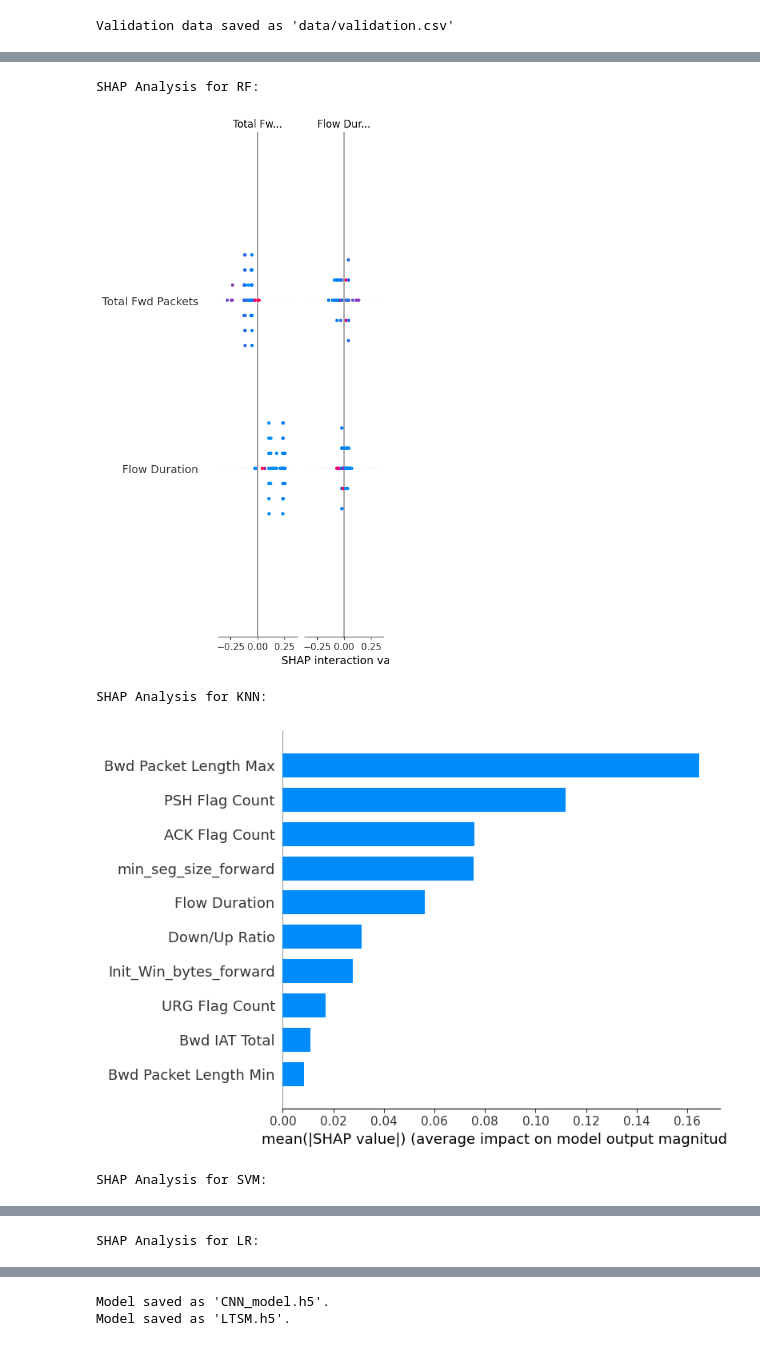
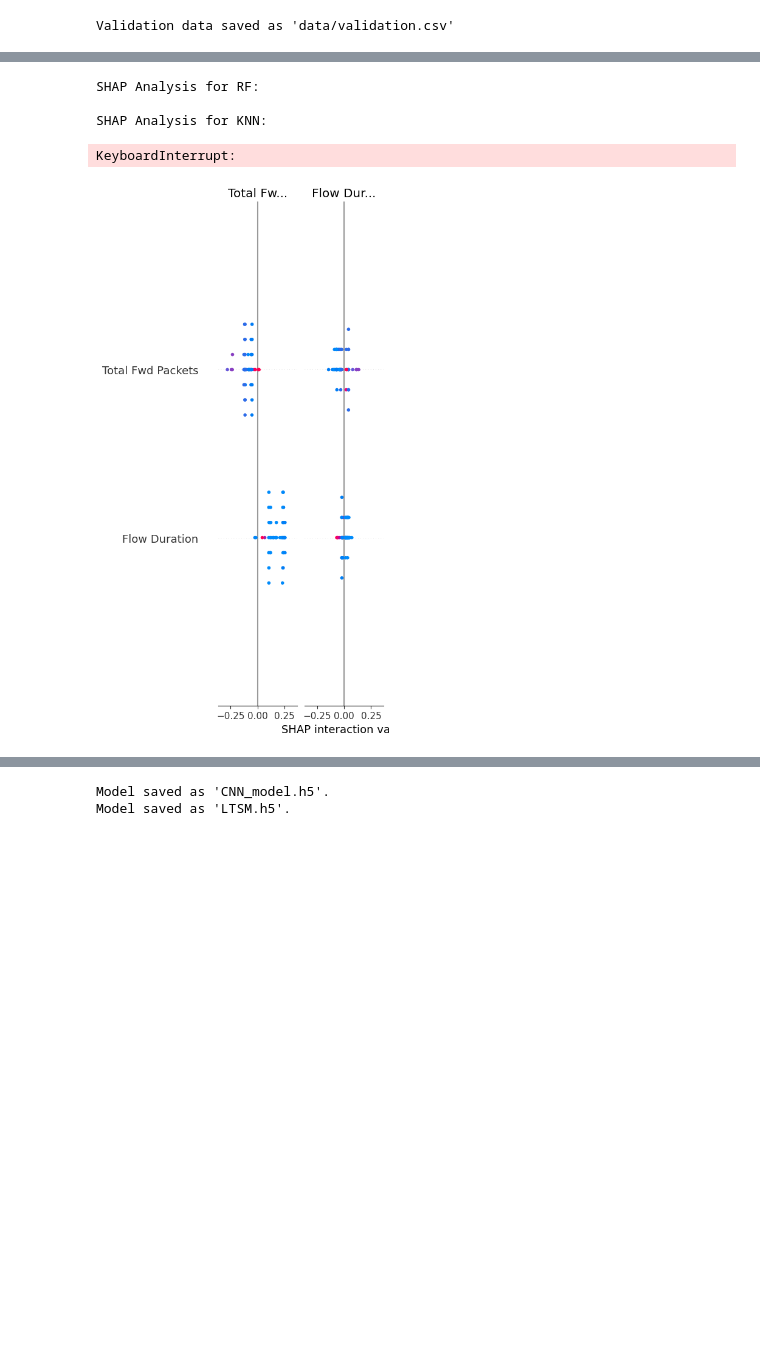
Before and after one commit to Sriphani2001/master_thesis, a Jupyter notebook: Httpflood.ipynb, the cells around one changed output, grey strips where cells are left out. Saved outputs shown, nothing was run; the diff lists cells and outputs as text; code cells hidden in the pictures; blank space fills up the shorter version.

```diff
--- a/Httpflood.ipynb
+++ b/Httpflood.ipynb
@@ -998,35 +992,38 @@ for model_name, model_path in model_paths.items():
 
     # Compute metrics
     accuracy = accuracy_score(Y_val, y_preds)
     accuracy_scores[model_name] = accuracy
 
     # SHAP explainability
     print(f"\nSHAP Analysis for {model_name}:")
     explainer = None
     if model_name in ["RF", "LGB"]:  # Tree-based models
         explainer = shap.TreeExplainer(model)
     elif model_name == "LR":  # Logistic Regression or similar
         explainer = shap.LinearExplainer(model, X_val_scaled)
     elif model_name == "CNN":  # SHAP DeepExplainer for Neural Networks
         background = X_val_scaled[:100]  # Select a subset for background
         explainer = shap.DeepExplainer(model, background)
     else:  # SHAP KernelExplainer for SVM, KNN, etc.
         subset = shap.sample(X_val_scaled, 50)  # Reduce dataset size for SHAP
         explainer = shap.KernelExplainer(model.predict, subset)
 
     # Compute SHAP values for the first 50 samples (optimize for speed)
     shap_values = explainer.shap_values(X_val_scaled[:50])
     shap.summary_plot(
-        shap_values, X_val_scaled[:50], plot_type="bar", feature_names=validation_data.columns[:-1], max_display=10
+        shap_values, X_val_scaled[:50],
+        plot_type="bar",
+        feature_names=validation_data.columns[:-1], max_display=10,
+        show=False
     )
 
 # Print model performance
 print("Model Performance:")
 for model_name, acc in accuracy_scores.items():
     print(f"{model_name}: Accuracy = {acc:.2f}")
 # %% [output]
 SHAP Analysis for RF:
+
+SHAP Analysis for KNN:
+KeyboardInterrupt:
-[figure, old version]
+[figure, new version]
-SHAP Analysis for KNN:
-[figure, removed]
-SHAP Analysis for SVM:
@@ -1034 +1029,0 @@ SHAP Analysis for SVM:
-SHAP Analysis for LR:
```
Also changed, not shown: parts of 24 cells of this notebook, 3 other files.
